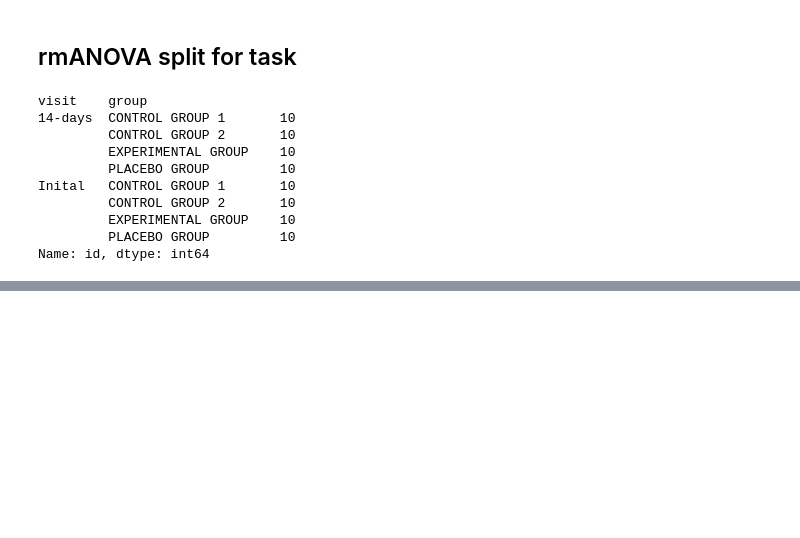
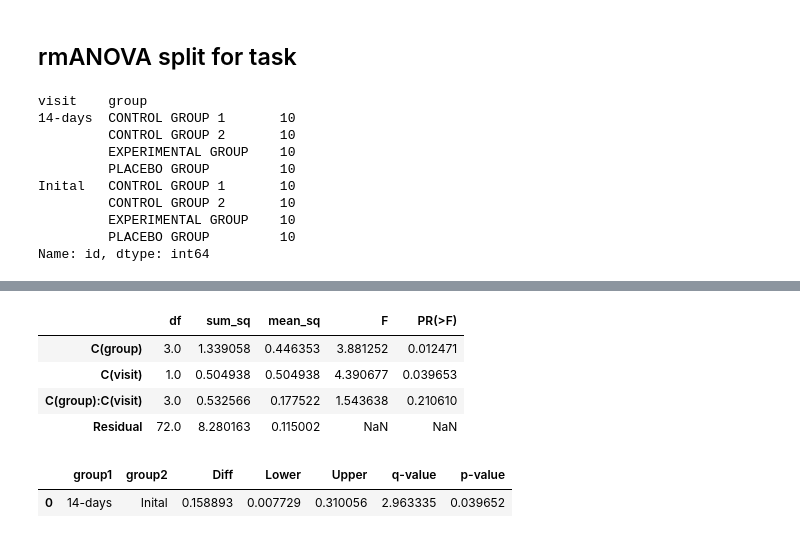
Before and after one commit to JuliusWelzel/tremor_music_ap, a Jupyter notebook: scripts/02_group_stats.ipynb, the cells around one changed output, grey strips where cells are left out. Saved outputs shown, nothing was run; the diff lists cells and outputs as text; code cells hidden in the pictures; blank space fills up the shorter version.

```diff
--- a/scripts/02_group_stats.ipynb
+++ b/scripts/02_group_stats.ipynb
@@ -152,0 +175,23 @@ aov_sand_flex
+# %%
+dat_rmanova = dat_sit_relx[["id","group","visit","Norm amp"]].copy()
+dat_rmanova = dat_rmanova.rename(columns={"Norm amp": "amp"})
+
+# rmANOVA table using bioinfokit v1.0.3
+from bioinfokit.analys import stat
+res = stat()
+res.anova_stat(df=dat_rmanova, res_var='amp', anova_model='amp~C(group)+C(visit)+C(group):C(visit)')
+res.anova_summary
+# %% [output]
+|  | df | sum_sq | mean_sq | F | PR(>F) |
+| C(group) | 3.0 | 1.339058 | 0.446353 | 3.881252 | 0.012471 |
+| C(visit) | 1.0 | 0.504938 | 0.504938 | 4.390677 | 0.039653 |
+| C(group):C(visit) | 3.0 | 0.532566 | 0.177522 | 1.543638 | 0.210610 |
+| Residual | 72.0 | 8.280163 | 0.115002 | NaN | NaN |
+# %%
+res = stat()
+# for main effect Genotype
+res.tukey_hsd(df=dat_rmanova, res_var='amp', xfac_var='visit', anova_model='amp~C(group)+C(visit)+C(group):C(visit)')
+res.tukey_summary
+# %% [output]
+|  | group1 | group2 | Diff | Lower | Upper | q-value | p-value |
+| 0 | 14-days | Inital | 0.158893 | 0.007729 | 0.310056 | 2.963335 | 0.039652 |
```
Also changed, not shown: parts of 15 cells of this notebook.
